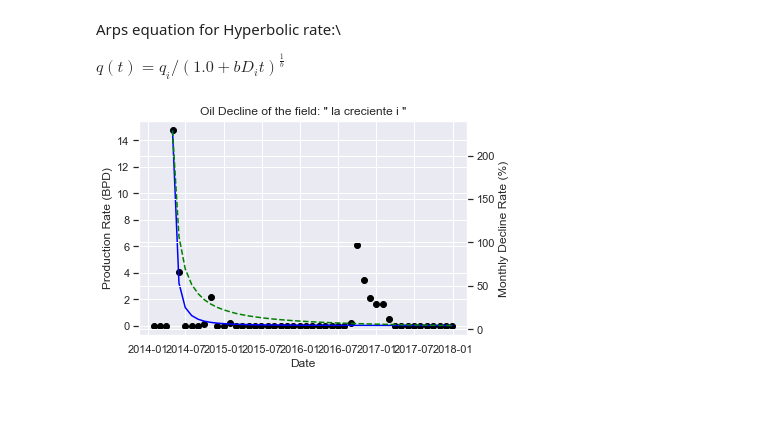
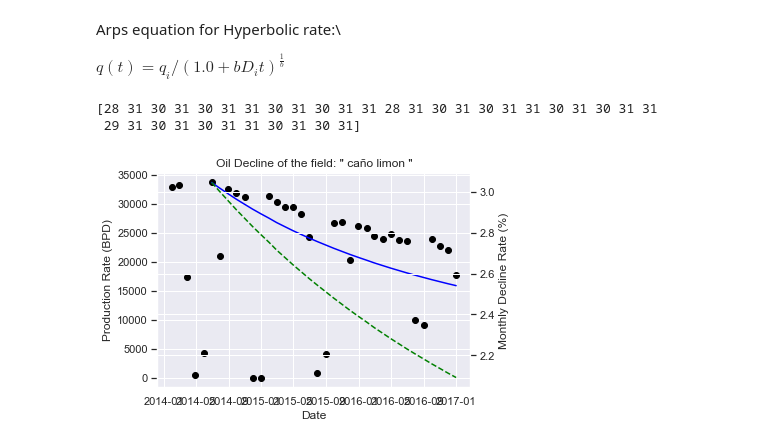
Before and after one commit to Hackaton-O-G-CAN/Hackaton_2020, a Jupyter notebook: decline_rate_JN.ipynb, the cells around one changed output. Cells and saved outputs as stored; diff of their text form; code cells hidden in the pictures; blank space fills up the shorter version.

```diff
--- a/decline_rate_JN.ipynb
+++ b/decline_rate_JN.ipynb
@@ -41,4 +32,15 @@ def grouping_field(df_dict):
 # %%
+def grouping_data(df_dict, column): #extract all production data in a single df
+    df = {}
+    for i in df_dict.keys():
+        df_temp = df_dict[i].groupby(column).sum() # Grouping as needed
+        January =  df_temp.columns.get_loc('enero')# picking the group first month location
+        if (i == '2014'):
+            df_temp['noviembre'] = 0.0
+            df_temp['diciembre'] = 0.0
+        df[i] = df_temp.loc[:, 'enero'::]# Assign clean table
+    return df
+
 def actual_data(campo, df):
     production = np.array([])
     dates = pd.date_range(f'2000-01-01', periods=0, freq='M')
@@ -76,33 +78,35 @@ Arps equation for Hyperbolic rate:\\
 $ q(t) = q_i / (1.0 + b D_i t)^\frac{1}{b}$
 # %%
 #Grouping data from a particular dictionary of data. Generalizing to handle the blind test
-df = grouping_field(df_dict)
+df_group = grouping_data(df_dict,'campo')
 # %%
 #Selecting field and hyperbolic exponent
-campo = "la creciente i"
+campo = "Caño limon"
 b_arps = 0.5
 
+campo = campo.lower()
 #Getting actual production data
-production, dates, max_prod, t_data, prod_data = actual_data(campo, df)
-
+production, dates, max_prod, t_data, prod_data = actual_data(campo, df_group)
 #Optimizing decline rate
 Di_opt, Di_cov = curve_fit(rate_arps_hyp, t_data, prod_data)
 
 # Plotting data and fit
 fig = plt.figure()
 ax1 = plt.axes()
 ax1.set_xlabel('Date')
 ax1.set_ylabel('Production Rate (BPD)')
 ax1.set_title(f'Oil Decline of the field: " {campo} "')
 
 ax1.plot(dates, production,'o', color = 'black', label = 'Actual data')
 ax1.plot(t_data, rate_arps_hyp(t_data, Di_opt),'-', color = 'blue', label = 'Arps')
 
 ax2 = ax1.twinx()  # instantiate a second axes that shares the same x-axis
 ax2.set_ylabel('Monthly Decline Rate (%)')
 ax2.plot(t_data, decline_rate(t_data, Di_opt)*100,'--', color = 'green', label = 'Decline rate')
 
 fig.tight_layout()  # otherwise the right y-label is slightly clipped
 plt.show()
 # %% [output]
+[28 31 30 31 30 31 31 30 31 30 31 31 28 31 30 31 30 31 31 30 31 30 31 31
+ 29 31 30 31 30 31 31 30 31 30 31]
-[figure, old version]
+[figure, new version]
```
Also changed, not shown: parts of 7 cells of this notebook, 2 other files.
